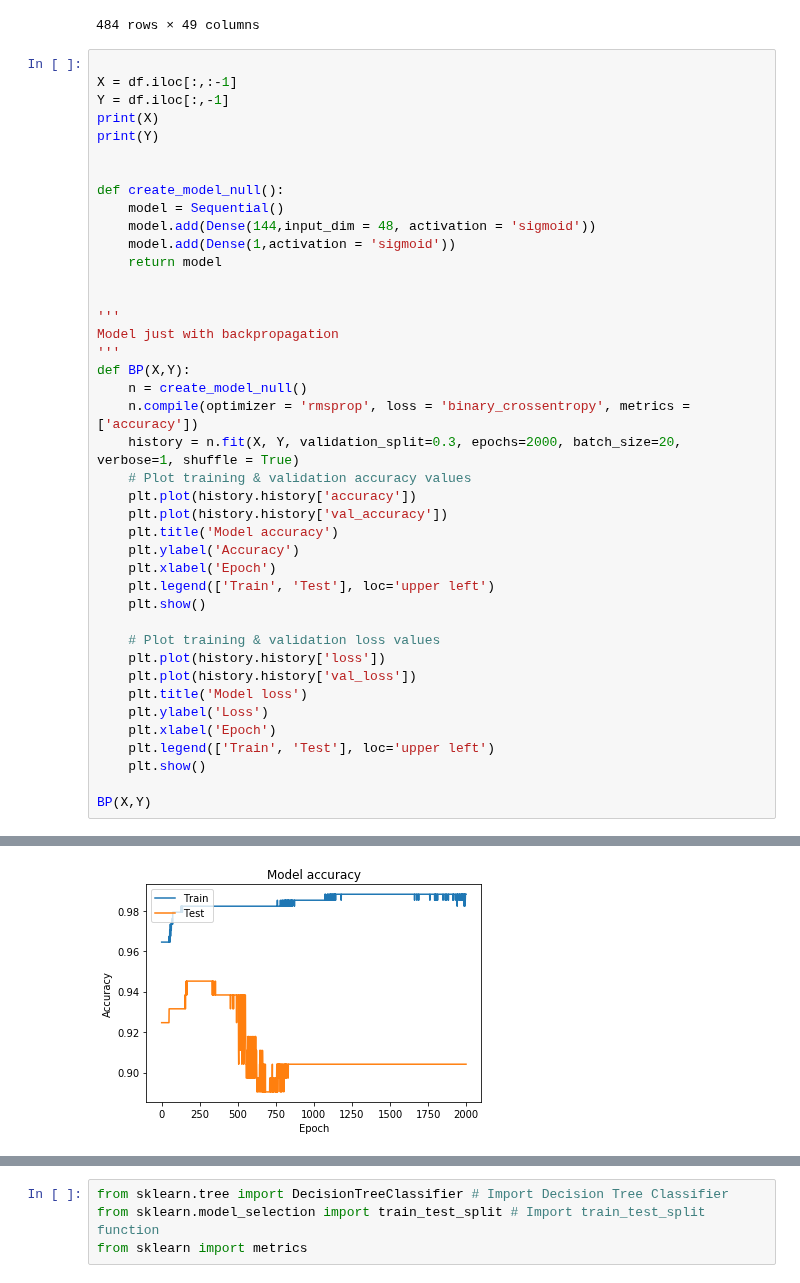
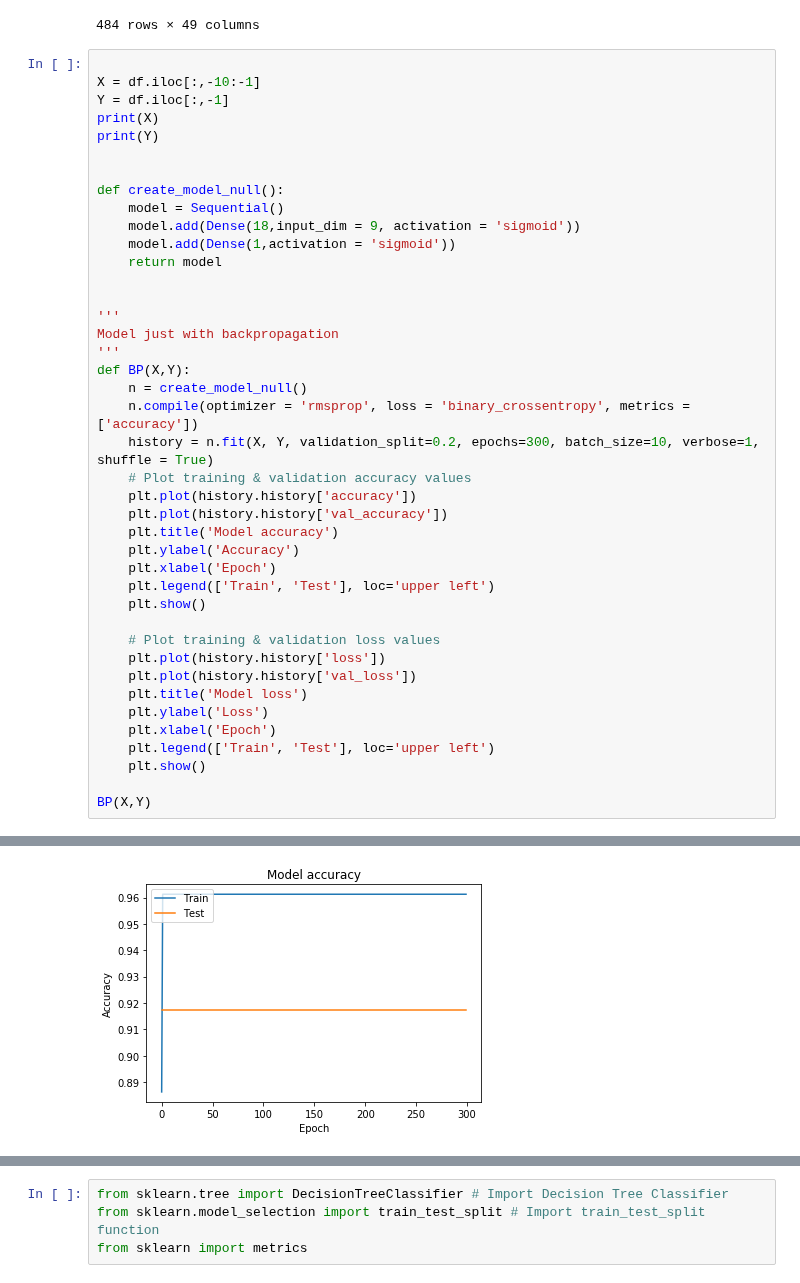
Before and after one commit to github-prathma/Spread_Of_Corona_Virus_Analysis, a Jupyter notebook: PredictionModel/PredictBasedOnConfirmedCase.ipynb, the cells around one changed output, grey strips where cells are left out. Cells and saved outputs as stored; diff of their text form.

Commit message:
Re-select on the column for prediction in BP algorithm
After get ridding of the age, sexuality and country columns, the BP model works fine without overfitting and high loss function.

```diff
--- a/PredictionModel/PredictBasedOnConfirmedCase.ipynb
+++ b/PredictionModel/PredictBasedOnConfirmedCase.ipynb
@@ -181,7 +181,7 @@ df
 484 rows × 49 columns
 # %%
 
-X = df.iloc[:,:-1]
+X = df.iloc[:,-10:-1]
 Y = df.iloc[:,-1]
 print(X)
 print(Y)
@@ -189,7 +189,7 @@ print(Y)
 
 def create_model_null():
     model = Sequential()
-    model.add(Dense(144,input_dim = 48, activation = 'sigmoid'))
+    model.add(Dense(18,input_dim = 9, activation = 'sigmoid'))
     model.add(Dense(1,activation = 'sigmoid'))
     return model
 
@@ -200,7 +200,7 @@ Model just with backpropagation
 def BP(X,Y):
     n = create_model_null()
     n.compile(optimizer = 'rmsprop', loss = 'binary_crossentropy', metrics = ['accuracy'])
-    history = n.fit(X, Y, validation_split=0.3, epochs=2000, batch_size=20, verbose=1, shuffle = True)
+    history = n.fit(X, Y, validation_split=0.2, epochs=300, batch_size=10, verbose=1, shuffle = True)
     # Plot training & validation accuracy values
     plt.plot(history.history['accuracy'])
     plt.plot(history.history['val_accuracy'])
@@ -241 +241 @@ Epoch 2000/2000
-[figure, old version]
+[figure, new version]
```
Also changed, not shown: parts of 1 cell of this notebook.
